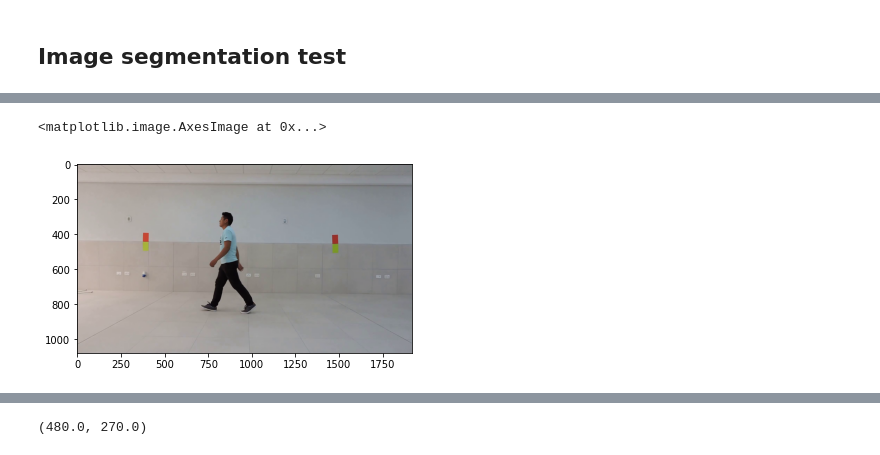
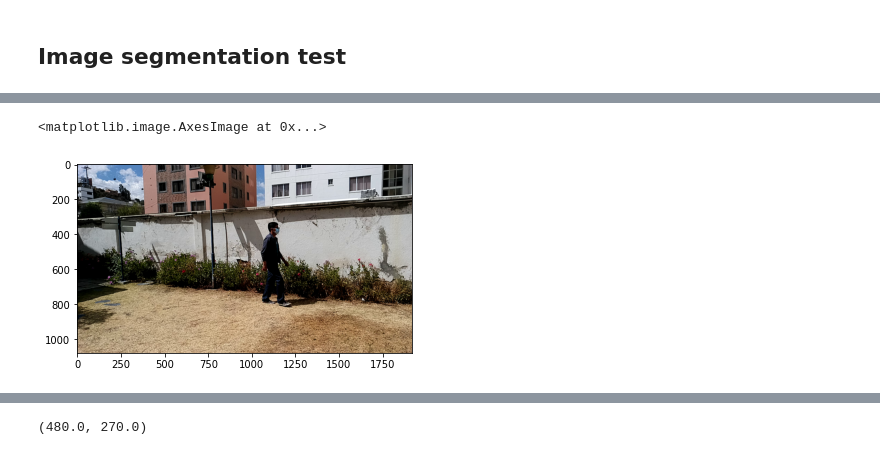
Before and after one commit to cidimec/UCB-squirrels, a Jupyter notebook: recognition/u-net.ipynb, the cells around one changed output, grey strips where cells are left out. Cells and saved outputs as stored; diff of their text form; code cells hidden in the pictures.

```diff
--- a/recognition/u-net.ipynb
+++ b/recognition/u-net.ipynb
@@ -70,15 +91,15 @@ def colorCast(img):
     img[:, :, 1] = gChannel
     return img
 # %%
-clip_path = '/home/israel/Downloads/UCB/clips/090/001/nm/nm-01.avi'
+clip_path = '/home/israel/Downloads/OAK/j2/05.08.2021_12.42.19_id:carlos1_walk:nm/color_video.mp4'
 cap = cv2.VideoCapture(clip_path)
-cap.set(cv2.CAP_PROP_POS_FRAMES, 60)
+cap.set(cv2.CAP_PROP_POS_FRAMES, 320)
 ret, img = cap.read()
 img = cv2.cvtColor(img, cv2.COLOR_BGR2RGB)
 plt.imshow(img)
 # %% [output]
 <matplotlib.image.AxesImage at 0x...>
-[figure, old version]
+[figure, new version]
 # %%
 # width, height = 160, 160
 width, height = 128, 128
```
Also changed, not shown: parts of 8 cells of this notebook, 20 other files.
